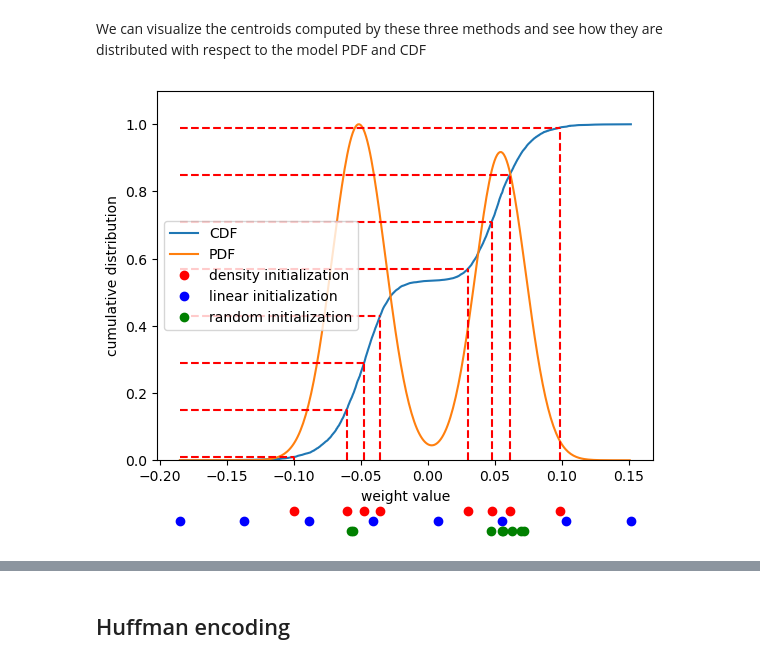
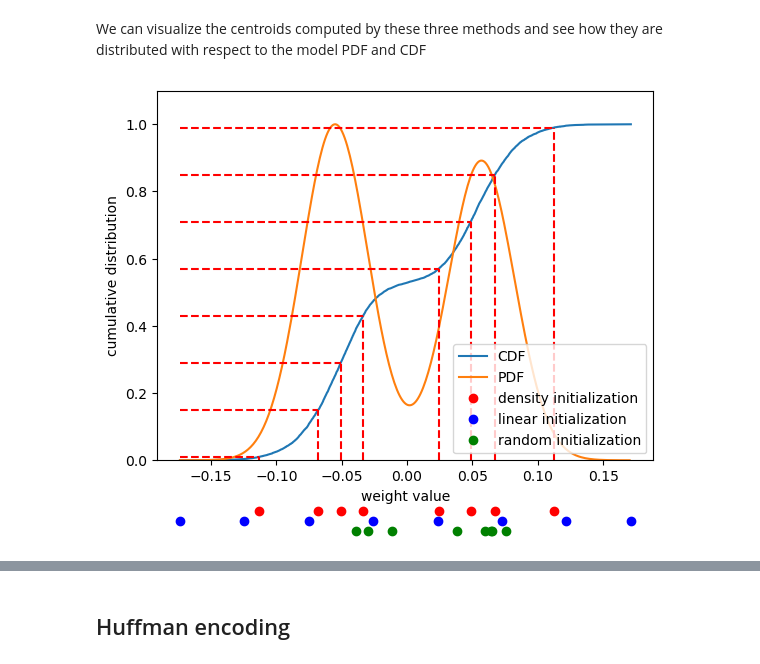
Before and after one commit to ciodar/deep-compression, a Jupyter notebook: notebooks/mnist-lenet300.ipynb, the cells around one changed output, grey strips where cells are left out. Saved outputs shown, nothing was run; the diff lists cells and outputs as text; code cells hidden in the pictures.

```diff
--- a/notebooks/mnist-lenet300.ipynb
+++ b/notebooks/mnist-lenet300.ipynb
@@ -33,7 +24,7 @@ Here we replicate the results of the paper using MNIST dataset, using the LeNet-
 # Configuration
 # %%
 # Retrieve a pretrained model
-config_dict = {'config':'configs/lenet300-notebook.json'}
+config_dict = {'config':'configs/LeNet300/lenet-300-pretrain.json'}
 
 config = ConfigParser.from_dict(config_dict)
 
@@ -74,7 +62,7 @@ model = LitModel(config,config.init_obj('arch', module_arch))
 print(model)
 
 trainer = Trainer(
-    accelerator="gpu",enable_checkpointing=False,logger=False,max_epochs=5
+    accelerator="gpu",enable_checkpointing=False,logger=False,max_epochs=10
 )
 
 trainer.fit(model, data_loader, valid_data_loader)
@@ -115,16 +105,16 @@ $$ \text{threshold} = \sigma * s $$
 # %%
 # Custom callback extending ModelPruning callback adding configuration on which epochs to prune. Executes pruning function after specified training epoch.
 pruning_callback = IterativePruning(
-    pruning_epochs=[0],
+    pruning_schedule={"epochs":[0]},
     pruning_fn="l1_unstructured",
     parameter_names=["weight"],
-    amount=0.91,
+    amount=0.92,
     use_global_unstructured=True,
     make_pruning_permanent=False,
     verbose=2
 )
 trainer = Trainer(
-    accelerator="gpu",enable_checkpointing=False,logger=False,max_epochs=5,callbacks = [pruning_callback]
+    accelerator="gpu",enable_checkpointing=False,logger=False,max_epochs=10,callbacks = [pruning_callback]
 )
 
 trainer.fit(model,data_loader,valid_data_loader)
@@ -257,34 +253,36 @@ We can visualize the centroids computed by these three methods and see how they
 # %%
 # credits https://stackoverflow.com/questions/55187037/how-can-i-do-a-histogram-with-1d-gaussian-mixture-with-sklearn
 def normalize(x):
         return (x - x.min(0)) / x.ptp(0)
 
 gmm = GMM(n_components=2, max_iter= 1000, random_state=0, covariance_type='full')
-mean = gmm.fit(x.reshape(-1,1)).means_
-covs  = gmm.fit(x.reshape(-1,1)).covariances_
-weights = gmm.fit(x.reshape(-1,1)).weights_
+out = gmm.fit(x.reshape(-1,1))
+
+mean = out.means_
+covs  = out.covariances_
+weights = out.weights_
 
 x_ = np.arange(min_, max_, 1e-3)
 y_gmm0 = norm.pdf(x_, float(mean[0][0]), np.sqrt(float(covs[0][0][0])))*weights[0] # 1st gaussian
 y_gmm1 = norm.pdf(x_, float(mean[1][0]), np.sqrt(float(covs[1][0][0])))*weights[1] # 2nd gaussian
 
 fig, ax = plt.subplots()
 ax.plot(x, y, label= 'CDF')
 ax.plot(x_,normalize(y_gmm0+y_gmm1), label='PDF')
 
 ax.set_ylabel('cumulative distribution')
 ax.set_xlabel('weight value')
 ax.set_ylim(0,1.1)
 
 ax.plot(space_d,np.zeros_like(space_d) -0.15,'ro',clip_on=False,label='density initialization')
 ax.plot(space_l,np.zeros_like(space_d) -0.18 ,'bo',clip_on=False,label='linear initialization')
 ax.plot(space_f,np.zeros_like(space_d) -0.21,'go',clip_on=False,label='random initialization')
 
 for idx in idxs:
     ax.hlines(y[idx], x.min(), x[idx], linestyles='--',colors='r')
     ax.vlines(x[idx], y.min(), y[idx], linestyles='--',colors='r')
 
 ax.grid(False)
 _ = ax.legend()
 # %% [output]
-[figure, old version]
+[figure, new version]
```
Also changed, not shown: parts of 18 cells of this notebook, 2 other files.
